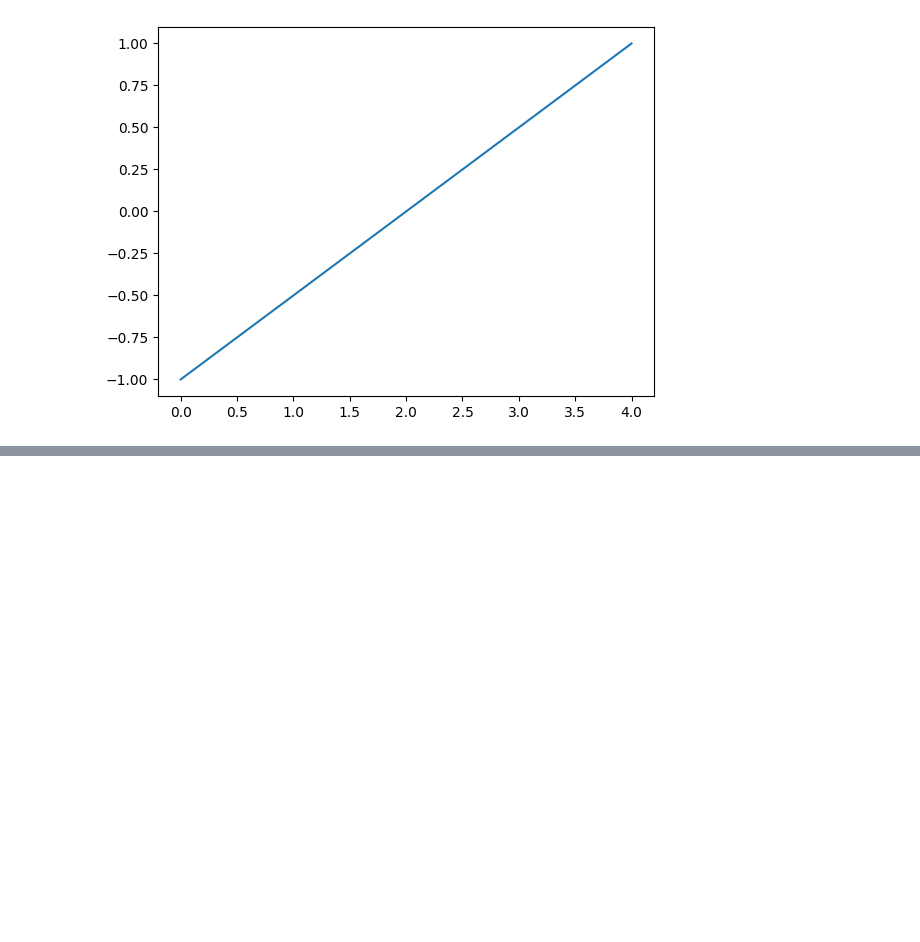
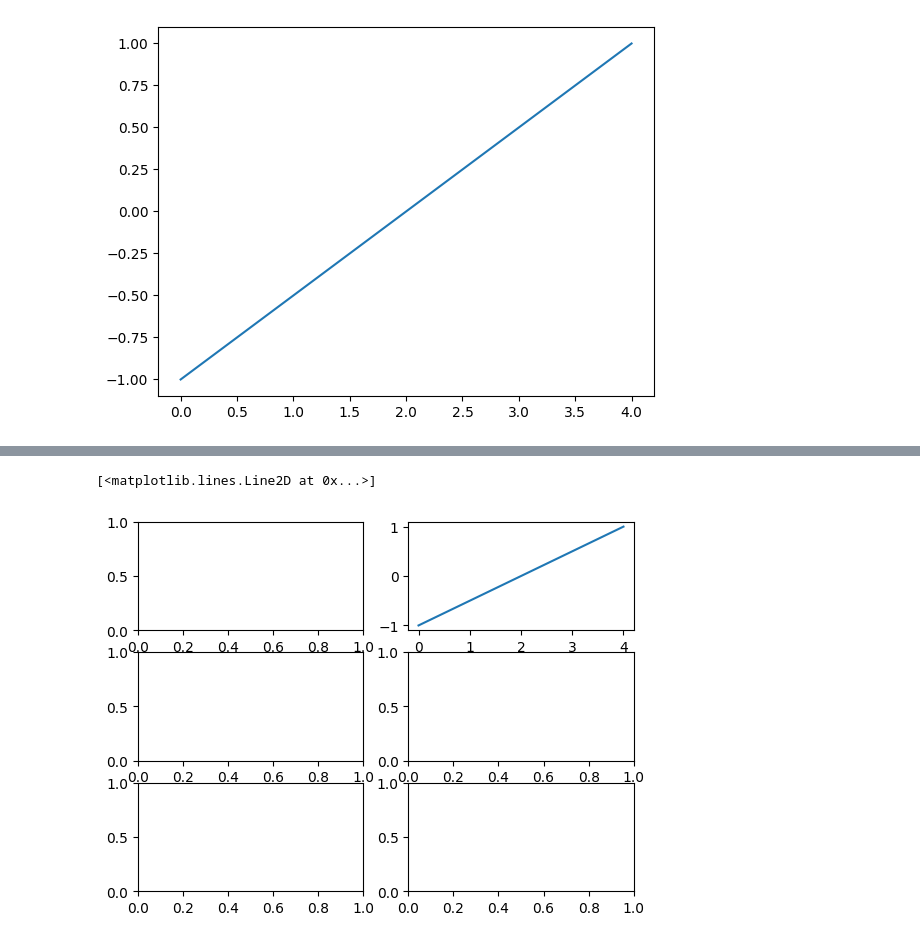
Before and after one commit to yvonne0711/phase1-practice, a Jupyter notebook: matplotlibs.ipynb, the cells around one changed output, grey strips where cells are left out. Drawn from its saved outputs; the diff is of its cells as text; code cells hidden in the pictures; blank space fills up the shorter version.

```diff
--- a/matplotlibs.ipynb
+++ b/matplotlibs.ipynb
@@ -13,0 +28,12 @@ line1 = ax.plot(x,y)  #create a line
+# %%
+#6 subplots in 3x2 grid
+number_rows = 3
+number_columns = 2
+fig2 = plt.figure()
+ax2 = fig2.subplots(number_rows, number_columns)
+
+#plot subplot row 1 column 2
+ax2[0,1].plot(x,y)
+# %% [output]
+[<matplotlib.lines.Line2D at 0x...>]
+[figure, added]
```
Also changed, not shown: parts of 3 cells of this notebook.
